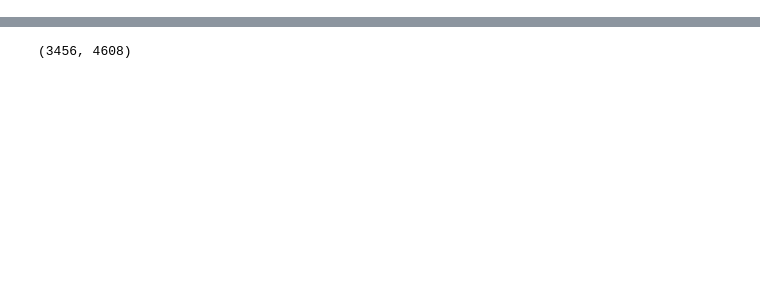
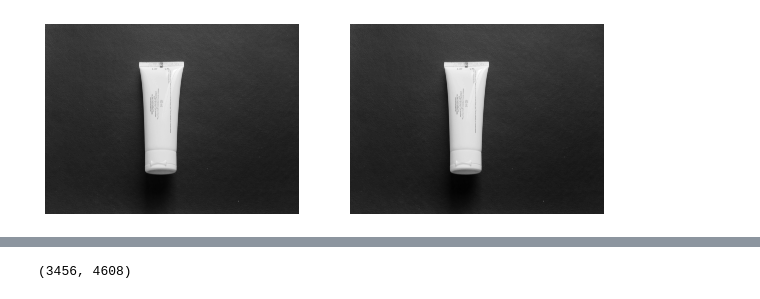
Before and after one commit to migostro/laboratorio-de-visao, a Jupyter notebook: DataAugmentation.ipynb, the cells around one changed output, grey strips where cells are left out. Saved outputs shown, nothing was run; the diff lists cells and outputs as text; code cells hidden in the pictures; blank space fills up the shorter version.

```diff
--- a/DataAugmentation.ipynb
+++ b/DataAugmentation.ipynb
@@ -225,3 +234,0 @@ plt.show()
-# %%
-imagem_log = aplica_logaritmo(img)
-imagem_media = aplica_media(img)
@@ -249,0 +248,4 @@ print(np.min(imagem_grad))
+# %%
+printa_imagens(vetor_media)
+# %% [output]
+[figure, added]
```
Also changed, not shown: parts of 20 cells of this notebook.
